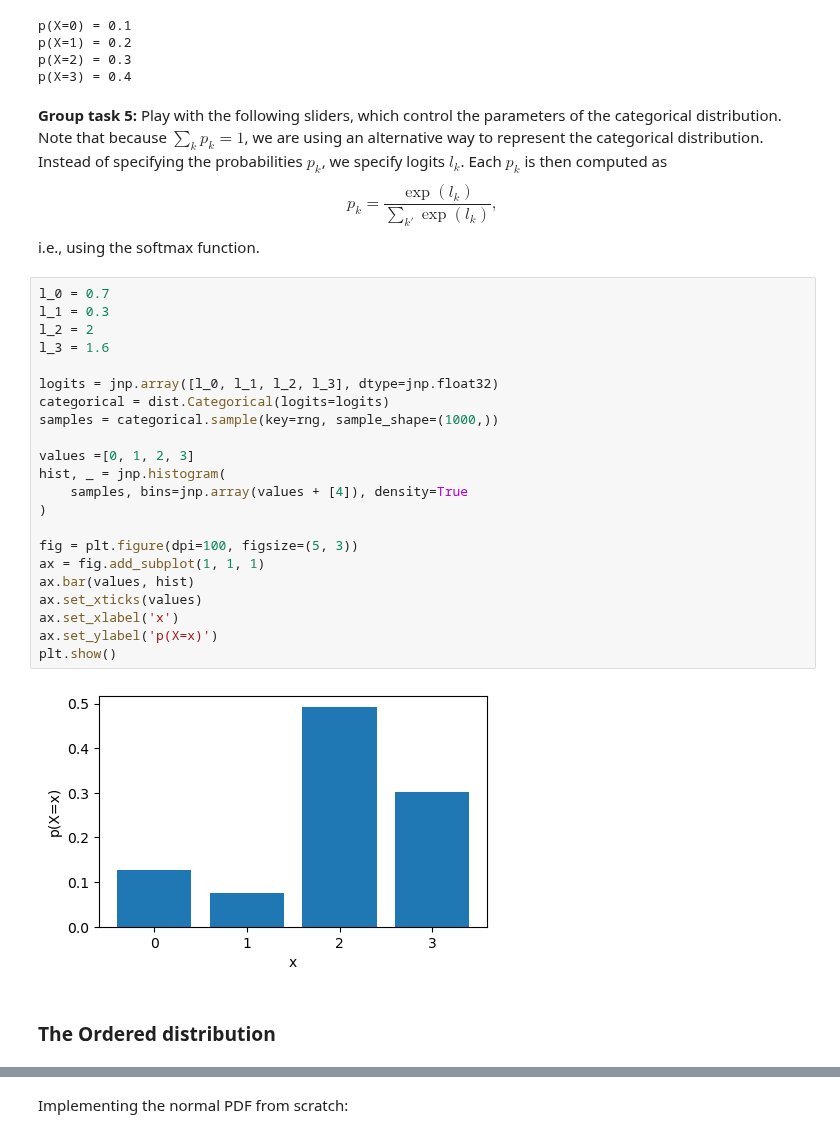
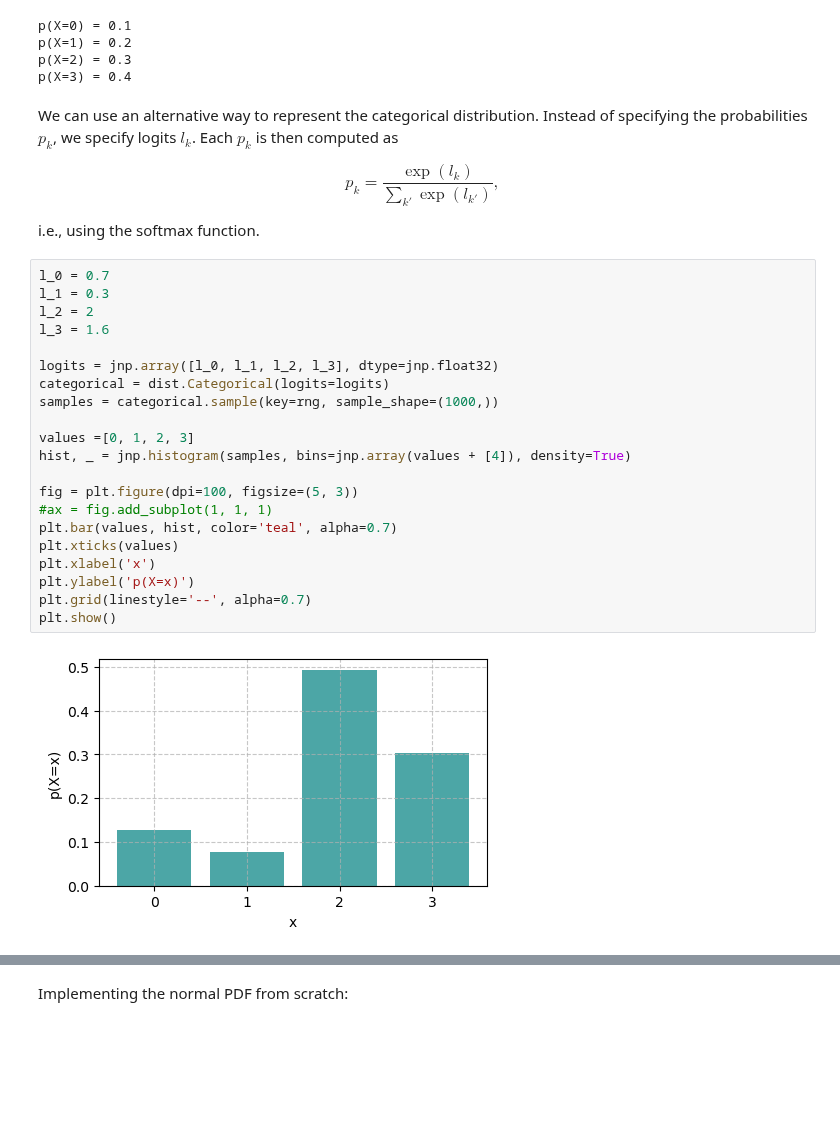
Before and after one commit to elizavetasemenova/prob-epi, a Jupyter notebook: 04_probability_distributions.ipynb, the cells around one changed output, grey strips where cells are left out. Drawn from its saved outputs; the diff is of its cells as text; blank space fills up the shorter version.

Commit message:
cosmetic edits, start adding Tasks

```diff
--- a/04_probability_distributions.ipynb
+++ b/04_probability_distributions.ipynb
@@ -325,37 +385,36 @@ p(X=1) = 0.2
 p(X=2) = 0.3
 p(X=3) = 0.4
 # %% [markdown]
-**Group task 5:** Play with the following sliders, which control the parameters of the categorical distribution. Note that because $\sum_k p_k = 1$, we are using an alternative way to represent the categorical distribution. Instead of specifying the probabilities $p_k$, we specify logits $l_k$. Each $p_k$ is then computed as
+We can use an alternative way to represent the categorical distribution. Instead of specifying the probabilities $p_k$, we specify logits $l_k$. Each $p_k$ is then computed as
+
 $$
-p_k = \frac{\exp(l_k)}{\sum_{k'}\exp(l_k)},
+p_k = \frac{\exp(l_k)}{\sum_{k'}\exp(l_{k'})},
 $$
+
 i.e., using the softmax function.
 # %%
 l_0 = 0.7
 l_1 = 0.3
 l_2 = 2
 l_3 = 1.6
 
 logits = jnp.array([l_0, l_1, l_2, l_3], dtype=jnp.float32)
 categorical = dist.Categorical(logits=logits)
 samples = categorical.sample(key=rng, sample_shape=(1000,))
 
 values =[0, 1, 2, 3]
-hist, _ = jnp.histogram(
-    samples, bins=jnp.array(values + [4]), density=True
-)
+hist, _ = jnp.histogram(samples, bins=jnp.array(values + [4]), density=True)
 
 fig = plt.figure(dpi=100, figsize=(5, 3))
-ax = fig.add_subplot(1, 1, 1)
-ax.bar(values, hist)
-ax.set_xticks(values)
-ax.set_xlabel('x')
-ax.set_ylabel('p(X=x)')
+#ax = fig.add_subplot(1, 1, 1)
+plt.bar(values, hist, color='teal', alpha=0.7)
+plt.xticks(values)
+plt.xlabel('x')
+plt.ylabel('p(X=x)')
+plt.grid(linestyle='--', alpha=0.7)
 plt.show()
 # %% [output]
-[figure, old version]
+[figure, new version]
-# %% [markdown]
-### The Ordered distribution
 # %% [markdown]
 ## Continuous Distributions
 
```
Also changed, not shown: parts of 40 cells of this notebook, 11 other files.
